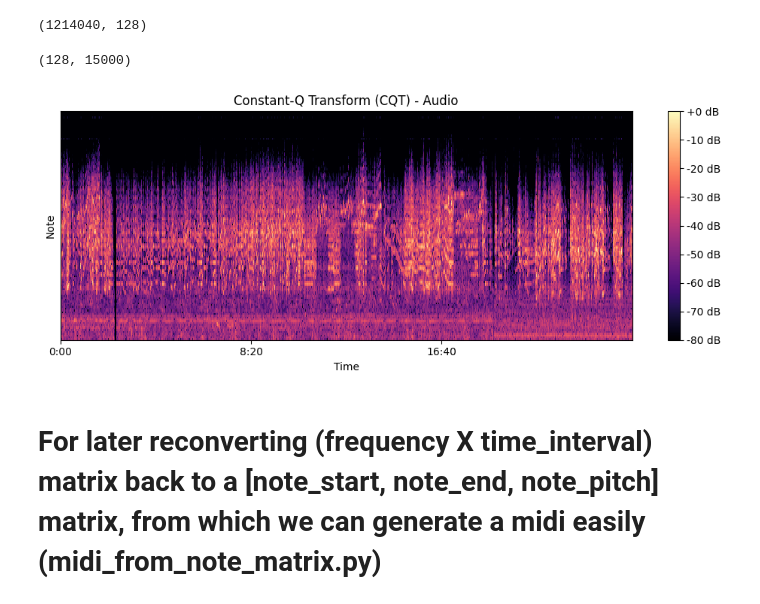
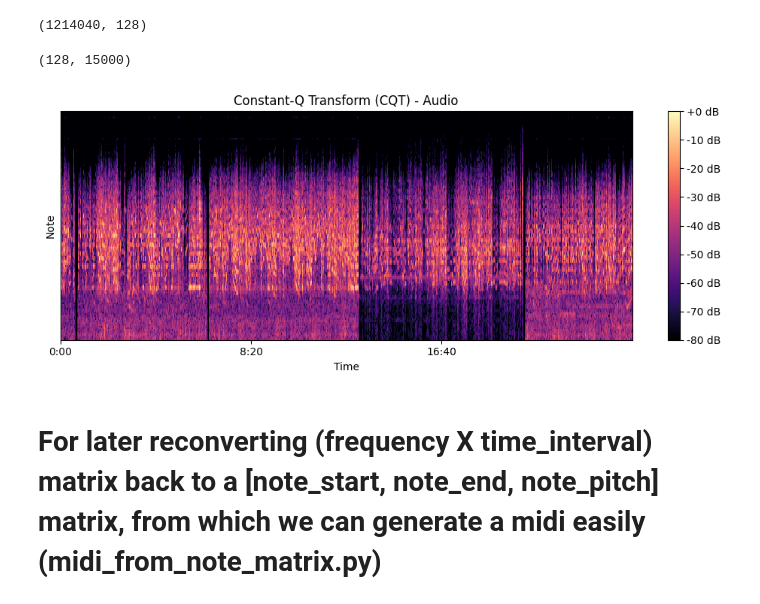
Before and after one commit to FannyGobbo/PFE, a Jupyter notebook: preprocessing.ipynb, the cells around one changed output. Cells and saved outputs as stored; diff of their text form; code cells hidden in the pictures.

```diff
--- a/preprocessing.ipynb
+++ b/preprocessing.ipynb
@@ -396,20 +396,20 @@ CQT.shape
 # %%
 import matplotlib.pyplot as plt
 import librosa
 
-truc = 1_000_000
-CQT_cropped = np.transpose(CQT[truc:truc + 15_000,:])
+crop_start = 1_100_000
+CQT_cropped = np.transpose(CQT[crop_start:crop_start + 15_000,:])
 print(CQT_cropped.shape)
 
 plt.figure(figsize=(10, 4))
 librosa.display.specshow(librosa.amplitude_to_db(CQT_cropped, ref=np.max), sr=44100, hop_length=44100 * 0.1, x_axis='time', y_axis='cqt_note')
 plt.colorbar(format='%+2.0f dB')
 plt.title('Constant-Q Transform (CQT) - Audio')
 plt.tight_layout()
 plt.show()
 # %% [output]
 (128, 15000)
-[figure, old version]
+[figure, new version]
 # %% [markdown]
 # For later reconverting (frequency X time_interval) matrix back to a [note_start, note_end, note_pitch] matrix, from which we can generate a midi easily (midi_from_note_matrix.py)
 # %%
```
Also changed, not shown: parts of 3 cells of this notebook.
